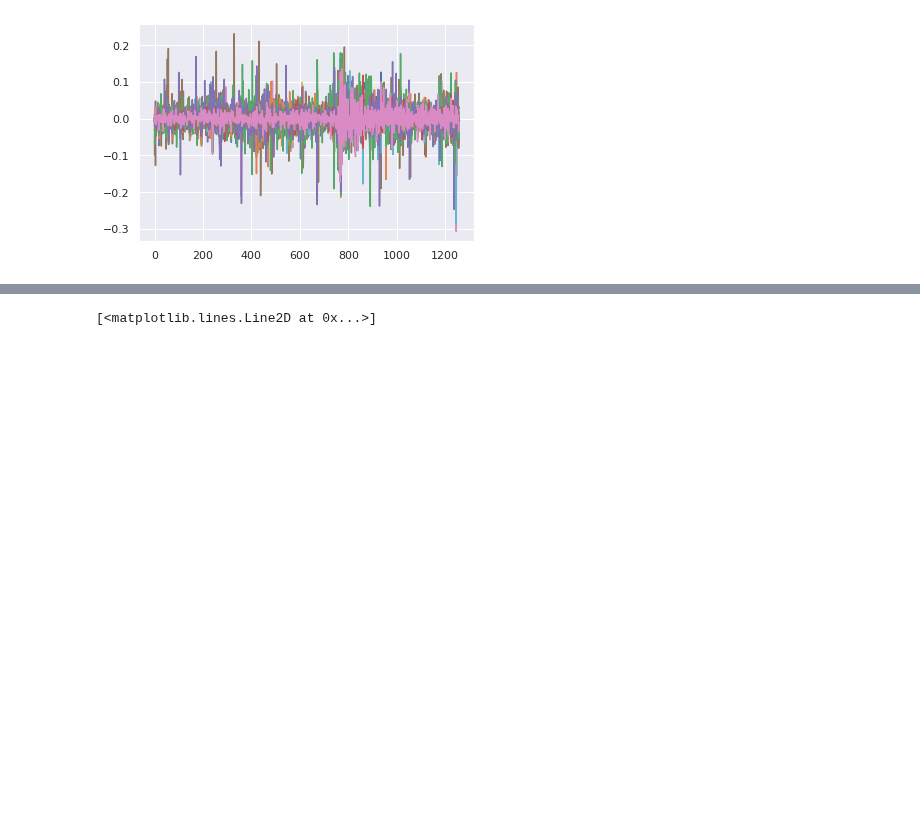
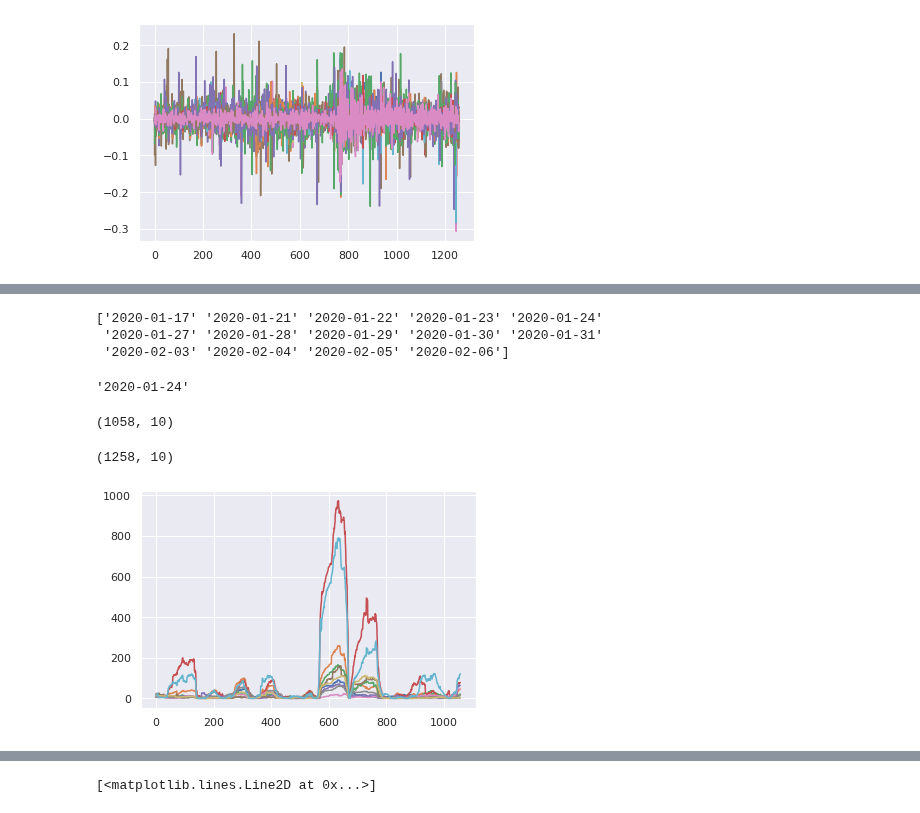
Before and after one commit to spaceonion1001/LD-CPD, a Jupyter notebook: notebooks/Stocks_CPD.ipynb, the cells around one changed output, grey strips where cells are left out. Drawn from its saved outputs; the diff is of its cells as text; code cells hidden in the pictures; blank space fills up the shorter version.

```diff
--- a/notebooks/Stocks_CPD.ipynb
+++ b/notebooks/Stocks_CPD.ipynb
@@ -118,0 +140,25 @@ plt.plot(log_diff.values);
+# %%
+print(log_diff.index.values[730:744])
+# %% [output]
+['2020-01-17' '2020-01-21' '2020-01-22' '2020-01-23' '2020-01-24'
+ '2020-01-27' '2020-01-28' '2020-01-29' '2020-01-30' '2020-01-31'
+ '2020-02-03' '2020-02-04' '2020-02-05' '2020-02-06']
+# %%
+log_diff.index.values[734]
+# %% [output]
+'2020-01-24'
+# %%
+lrt_vals = np.loadtxt('/home/dink/Documents/Research/Correlation-Changepoint-Detection/results/2022051917/lrt_results.csv', delimiter=',')[:, 0:10]
+# %%
+lrt_vals.shape
+# %% [output]
+(1058, 10)
+# %%
+lrt_vals_padded = np.pad(lrt_vals, [(100, 100), (0,0)], mode='constant')
+lrt_vals_padded.shape
+# %% [output]
+(1258, 10)
+# %%
+plt.plot(lrt_vals);
+# %% [output]
+[figure, added]
```
Also changed, not shown: parts of 4 cells of this notebook, 4 other files.
